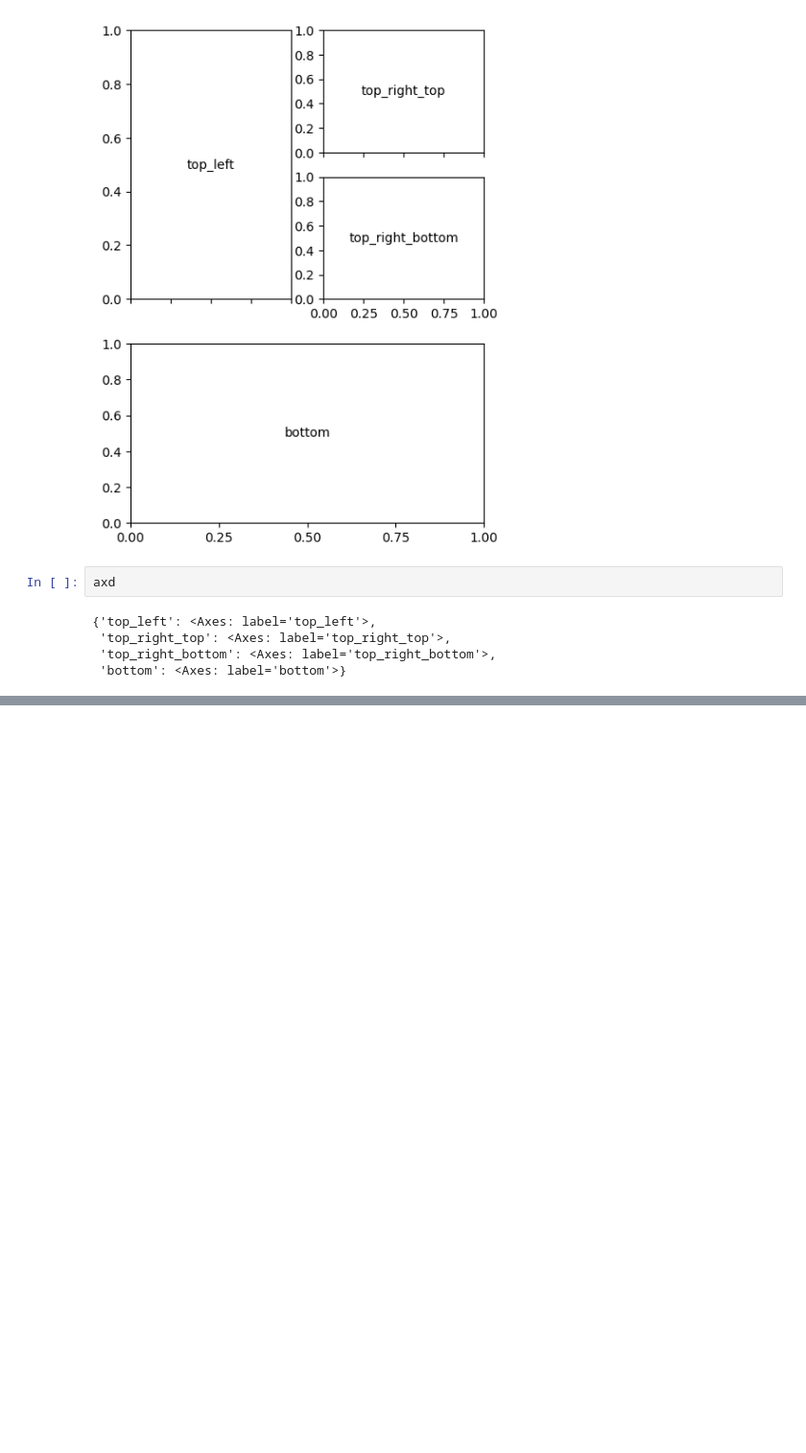
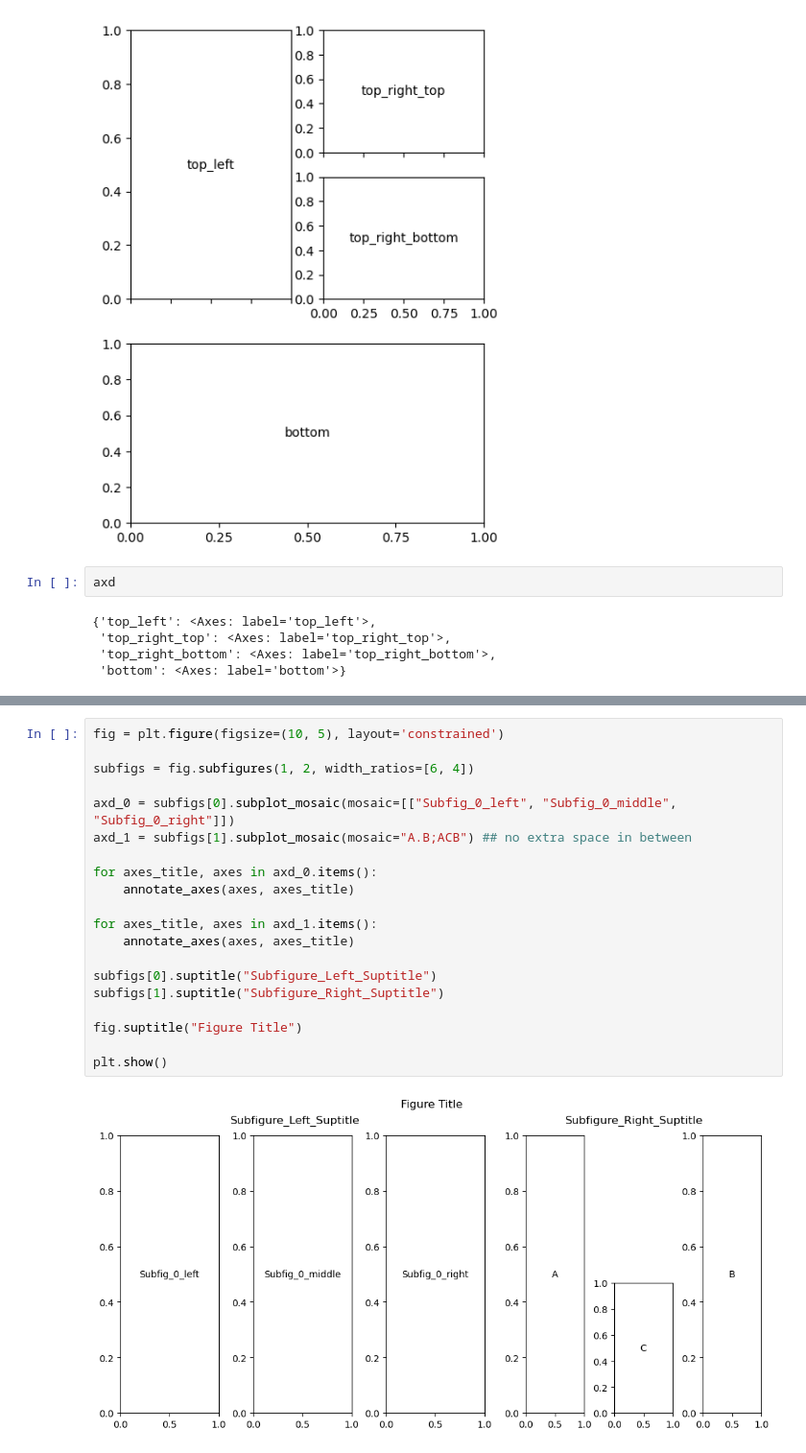
Before and after one commit to AindreaAjax/ML_Introduction, a Jupyter notebook: Data_Visualization/Matplotlib_Basics/06_arranging_multiple_axes_in_a_figure.ipynb, the cells around one changed output, grey strips where cells are left out. Shown at 96% size. Cells and saved outputs as stored; diff of their text form; blank space fills up the shorter version.

Commit message:
[sec] Subfigures

```diff
--- a/Data_Visualization/Matplotlib_Basics/06_arranging_multiple_axes_in_a_figure.ipynb
+++ b/Data_Visualization/Matplotlib_Basics/06_arranging_multiple_axes_in_a_figure.ipynb
@@ -94,0 +99,22 @@ SubFigure: A virtual figure within a figure.
+# %%
+fig = plt.figure(figsize=(10, 5), layout='constrained')
+
+subfigs = fig.subfigures(1, 2, width_ratios=[6, 4])
+
+axd_0 = subfigs[0].subplot_mosaic(mosaic=[["Subfig_0_left", "Subfig_0_middle", "Subfig_0_right"]])
+axd_1 = subfigs[1].subplot_mosaic(mosaic="A.B;ACB") ## no extra space in between
+
+for axes_title, axes in axd_0.items():
+    annotate_axes(axes, axes_title)
+
+for axes_title, axes in axd_1.items():
+    annotate_axes(axes, axes_title)
+
+subfigs[0].suptitle("Subfigure_Left_Suptitle")
+subfigs[1].suptitle("Subfigure_Right_Suptitle")
+
+fig.suptitle("Figure Title")
+
+plt.show()
+# %% [output]
+[figure, added]
```
Also changed, not shown: parts of 5 cells of this notebook.
